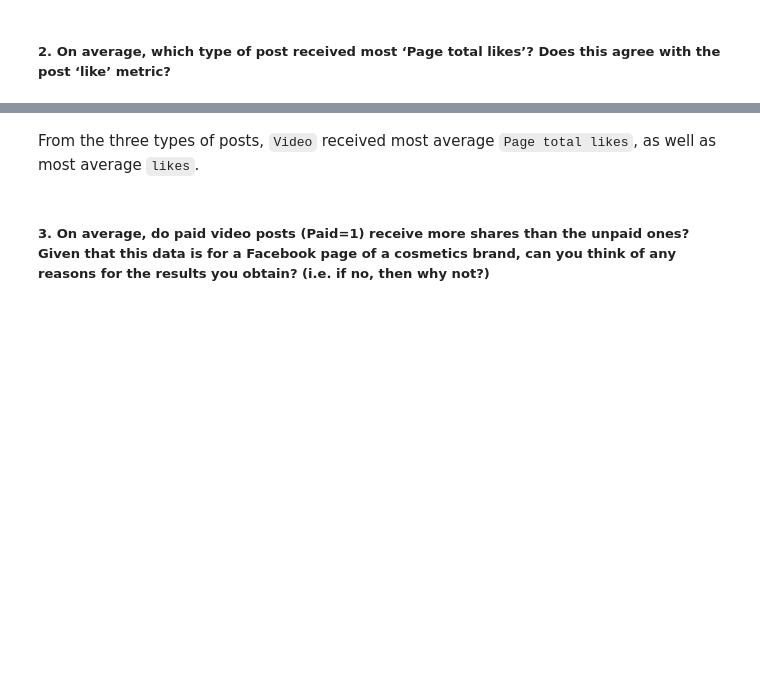
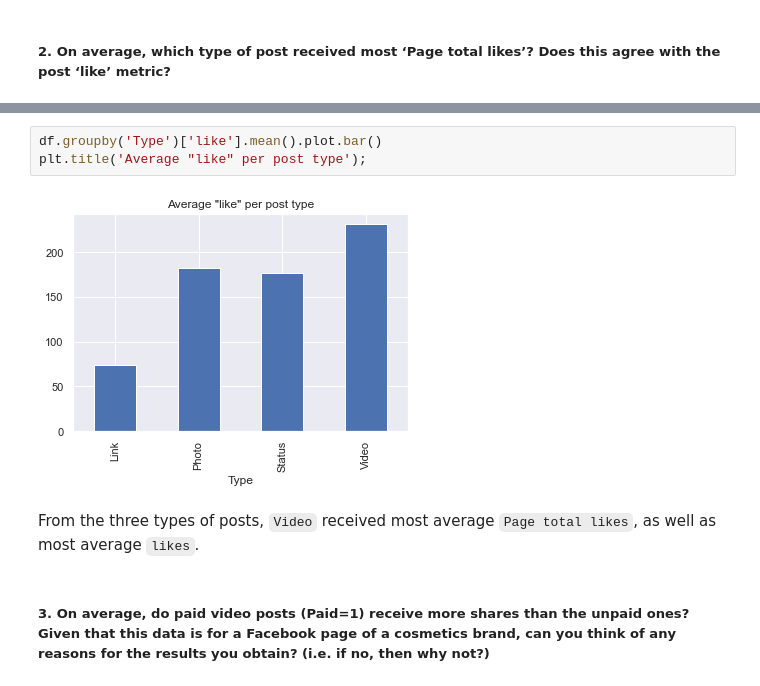
Before and after one commit to bezes/Facebook-UCI-Prediction, a Jupyter notebook: EDA.ipynb, the cells around one changed output, grey strips where cells are left out. Cells and saved outputs as stored; diff of their text form; blank space fills up the shorter version.

```diff
--- a/EDA.ipynb
+++ b/EDA.ipynb
@@ -109,3 +111,8 @@ On average, "Video" received most "likes"
+# %%
+df.groupby('Type')['like'].mean().plot.bar()
+plt.title('Average "like" per post type');
+# %% [output]
+[figure, added]
 # %% [markdown]
 From the three types of posts, `Video` received most average `Page total likes`, as well as most average `likes`.
 # %% [markdown]
```
Also changed, not shown: parts of 11 cells of this notebook, 2 other files.
